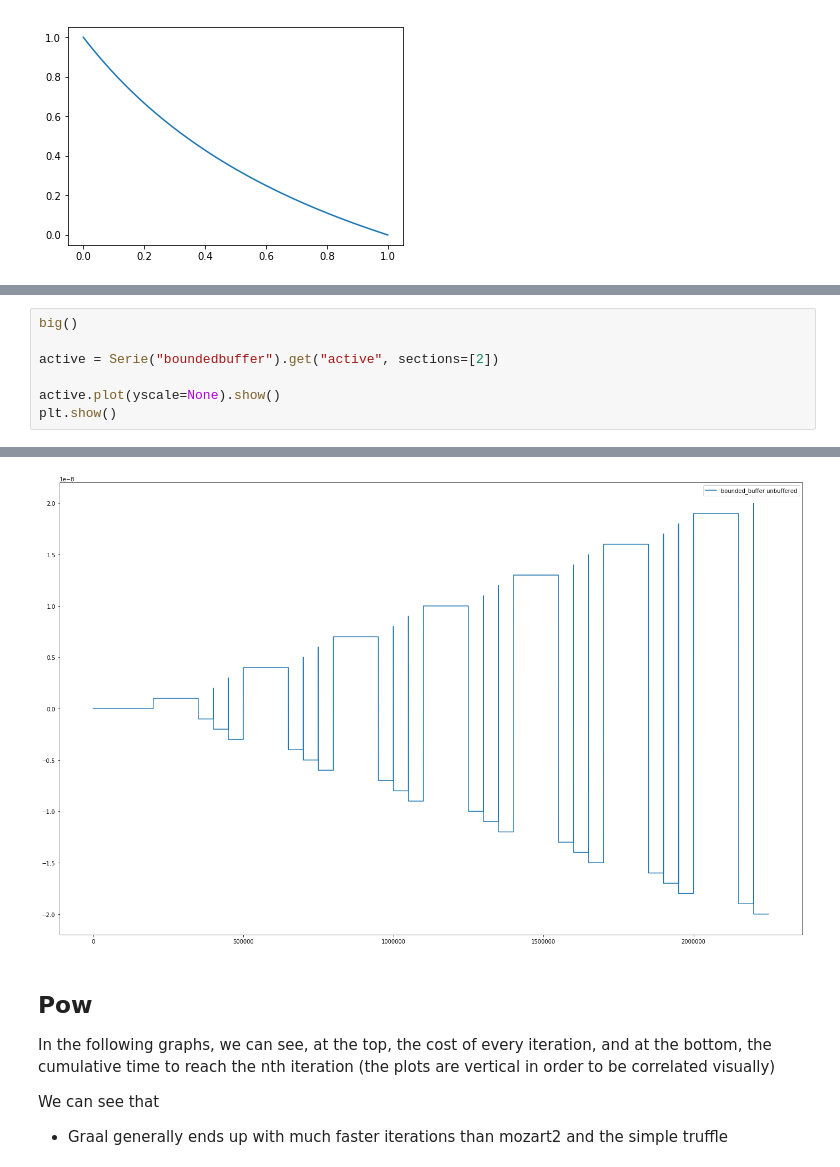
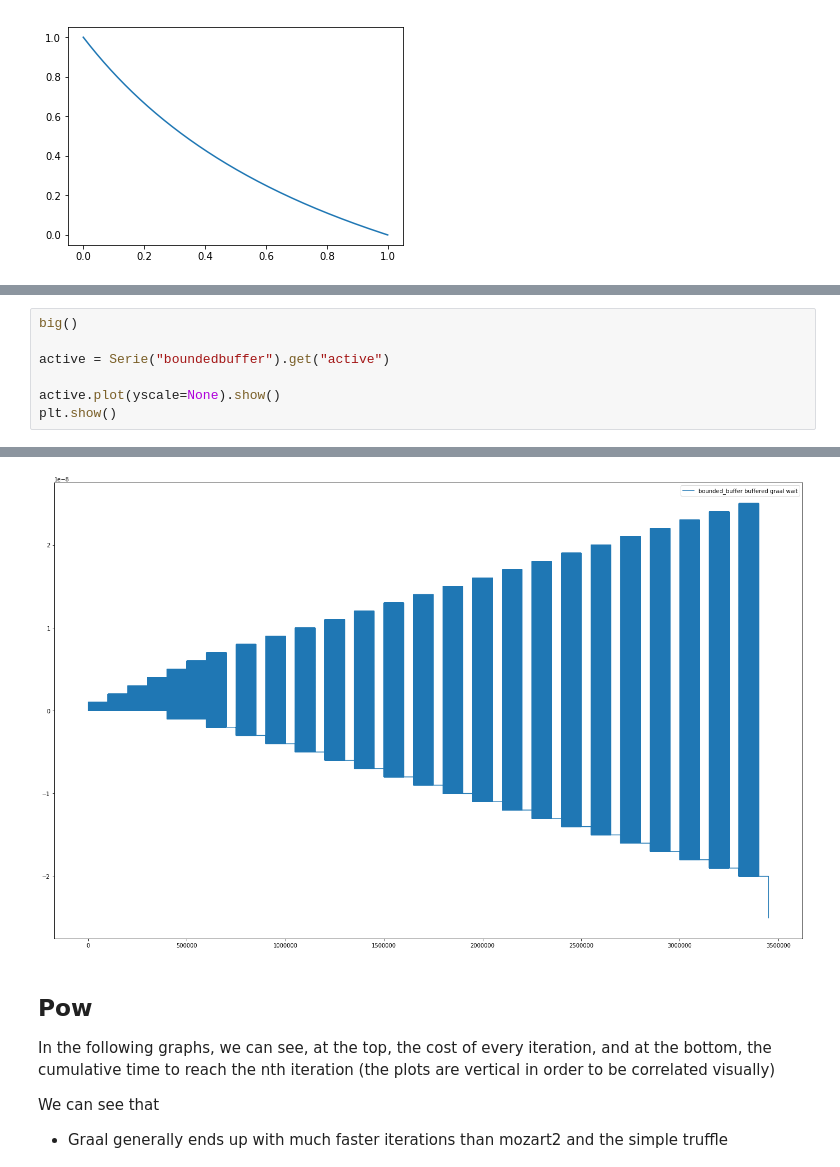
Before and after one commit to mistasse/mozart-graal-benchmarking, a Jupyter notebook: notebook.ipynb, the cells around one changed output, grey strips where cells are left out. Saved outputs shown, nothing was run; the diff lists cells and outputs as text.

```diff
--- a/notebook.ipynb
+++ b/notebook.ipynb
@@ -48,7 +51,7 @@ plt.show()
 # %%
 big()
 
-active = Serie("boundedbuffer").get("active", sections=[2])
+active = Serie("boundedbuffer").get("active")
 
 active.plot(yscale=None).show()
 plt.show()
@@ -57,4 +60,4 @@ plt.show()
-[figure, old version]
+[figure, new version]
 # %% [markdown]
 ## Pow
 
```
Also changed, not shown: parts of 3 cells of this notebook, 3 other files.
